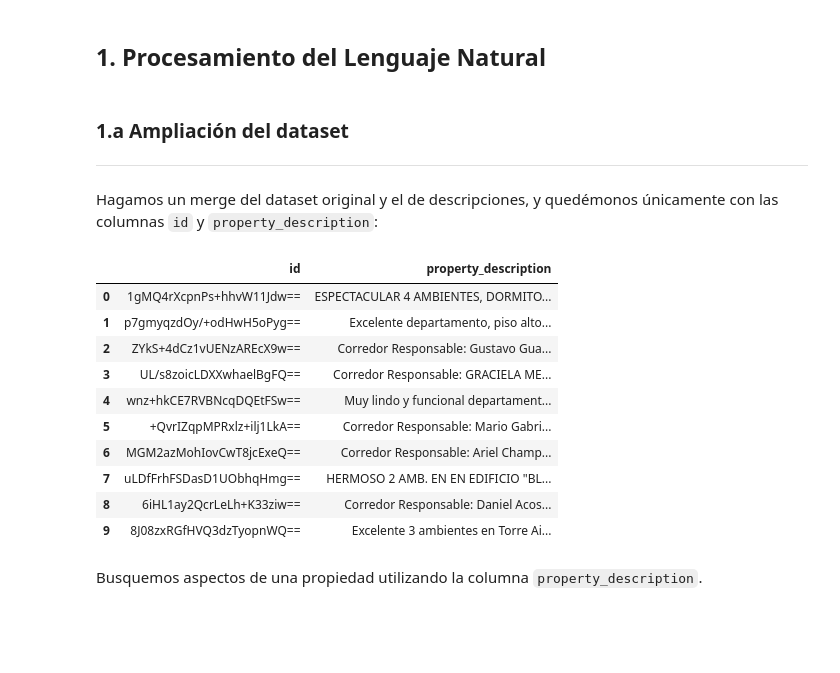
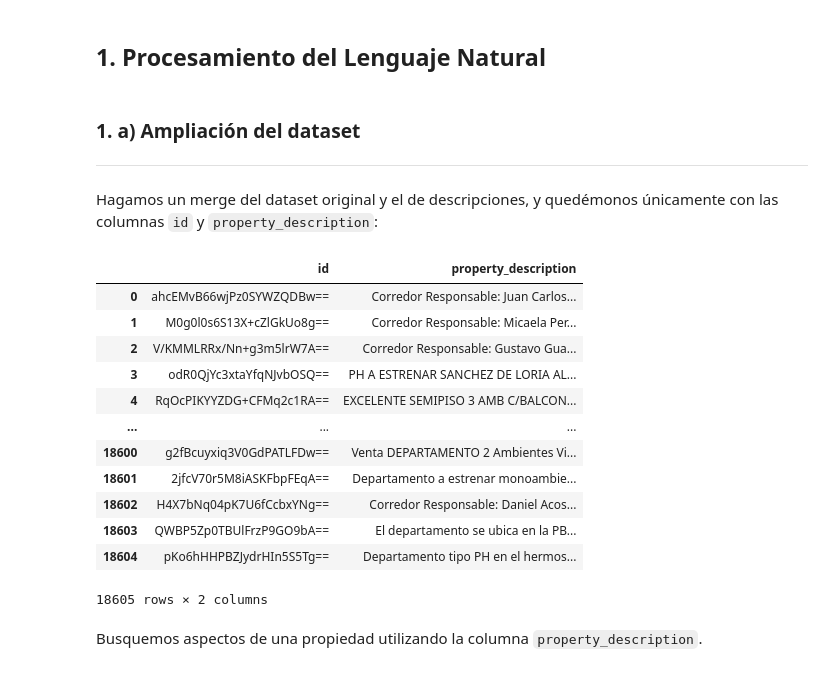
Before and after one commit to valencorrea/7506R-2C2022-GRUPO14-TP2, a Jupyter notebook: 7506R_TP2_GRUPO14_ENTREGA.ipynb, the cells around one changed output. Drawn from its saved outputs; the diff is of its cells as text; code cells hidden in the pictures; blank space fills up the shorter version.

```diff
--- a/7506R_TP2_GRUPO14_ENTREGA.ipynb
+++ b/7506R_TP2_GRUPO14_ENTREGA.ipynb
@@ -280,26 +276,32 @@ x_test_classifier.drop(["id", "tipo_precio_3", "property_m2price"], inplace=True
 # %% [markdown]
 ## 1. Procesamiento del Lenguaje Natural
 # %% [markdown]
-### 1.a Ampliación del dataset
+### 1. a) Ampliación del dataset
 ___
 # %% [markdown]
 Hagamos un merge del dataset original y el de descripciones, y quedémonos únicamente con las columnas `id` y `property_description`:
-# %%
-df_decrip = pd.merge(properati, properati_decrip, on="id")
-df_decrip = df_decrip[["id", "property_description"]]
-df_decrip.head(10)
-# %% [output]
-|  | id | property_description |
-| 0 | 1gMQ4rXcpnPs+hhvW11Jdw== | ESPECTACULAR 4 AMBIENTES, DORMITO... |
-| 1 | p7gmyqzdOy/+odHwH5oPyg== | Excelente departamento, piso alto... |
-| 2 | ZYkS+4dCz1vUENzAREcX9w== | Corredor Responsable: Gustavo Gua... |
-| 3 | UL/s8zoicLDXXwhaelBgFQ== | Corredor Responsable: GRACIELA ME... |
-| 4 | wnz+hkCE7RVBNcqDQEtFSw== | Muy lindo y funcional departament... |
-| 5 | +QvrIZqpMPRxlz+ilj1LkA== | Corredor Responsable: Mario Gabri... |
-| 6 | MGM2azMohIovCwT8jcExeQ== | Corredor Responsable: Ariel Champ... |
-| 7 | uLDfFrhFSDasD1UObhqHmg== | HERMOSO 2 AMB. EN EN EDIFICIO "BL... |
-| 8 | 6iHL1ay2QcrLeLh+K33ziw== | Corredor Responsable: Daniel Acos... |
-| 9 | 8J08zxRGfHVQ3dzTyopnWQ== | Excelente 3 ambientes en Torre Ai... |
+# %%
+df_descrip = pd.merge(df_train_x, properati_descrip, on="id")
+df_descrip = df_descrip[["id", "property_description"]]
+
+df_test_descrip = pd.merge(df_test_x, properati_descrip, on="id")
+df_test_descrip = df_test_descrip[["id", "property_description"]]
+# %%
+df_test_descrip
+# %% [output]
+|  | id | property_description |
+| 0 | ahcEMvB66wjPz0SYWZQDBw== | Corredor Responsable: Juan Carlos... |
+| 1 | M0g0l0s6S13X+cZlGkUo8g== | Corredor Responsable: Micaela Per... |
+| 2 | V/KMMLRRx/Nn+g3m5lrW7A== | Corredor Responsable: Gustavo Gua... |
+| 3 | odR0QjYc3xtaYfqNJvbOSQ== | PH A ESTRENAR SANCHEZ DE LORIA AL... |
+| 4 | RqOcPIKYYZDG+CFMq2c1RA== | EXCELENTE SEMIPISO 3 AMB C/BALCON... |
+| ... | ... | ... |
+| 18600 | g2fBcuyxiq3V0GdPATLFDw== | Venta DEPARTAMENTO 2 Ambientes Vi... |
+| 18601 | 2jfcV70r5M8iASKFbpFEqA== | Departamento a estrenar monoambie... |
+| 18602 | H4X7bNq04pK7U6fCcbxYNg== | Corredor Responsable: Daniel Acos... |
+| 18603 | QWBP5Zp0TBUlFrzP9GO9bA== | El departamento se ubica en la PB... |
+| 18604 | pKo6hHHPBZJydrHIn5S5Tg== | Departamento tipo PH en el hermos... |
+18605 rows × 2 columns
 # %% [markdown]
 Busquemos aspectos de una propiedad utilizando la columna `property_description`.
 # %% [markdown]
```
Also changed, not shown: parts of 223 cells of this notebook.
